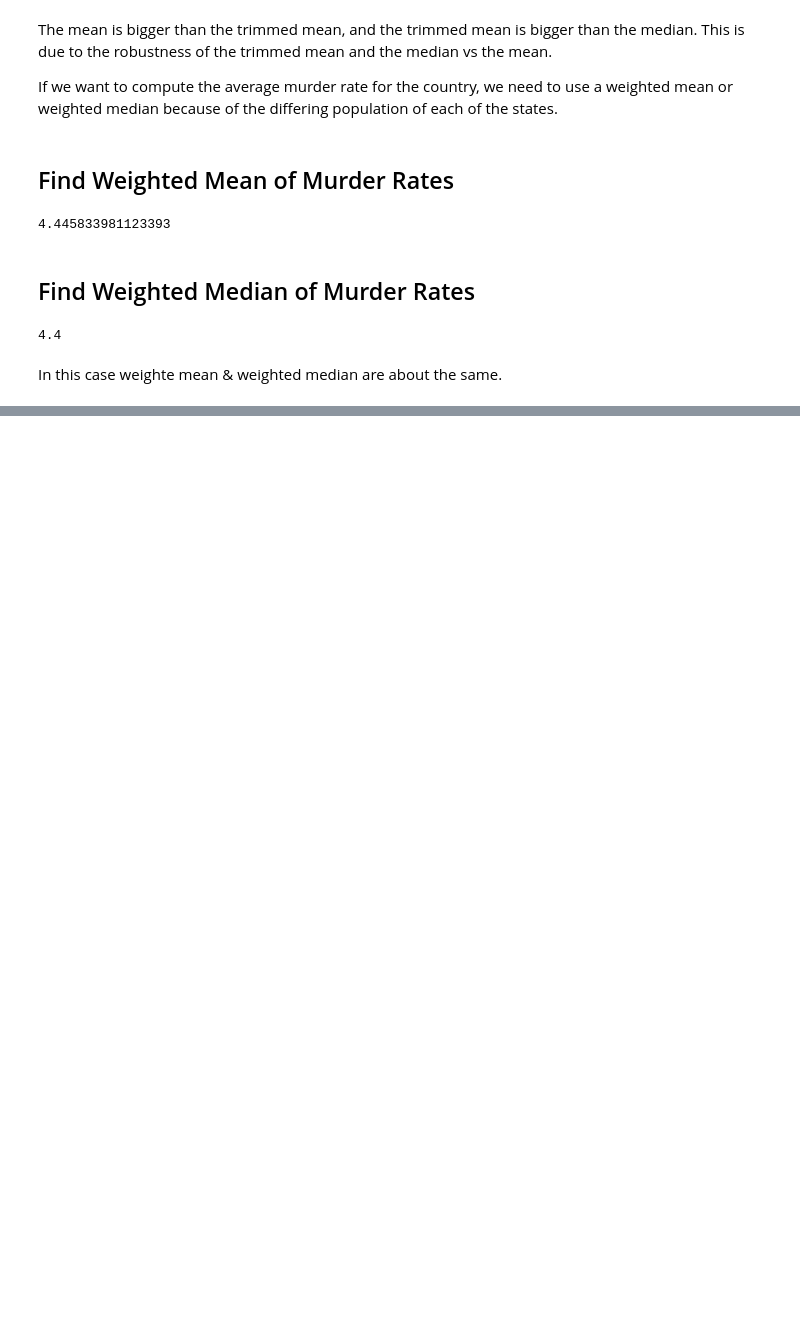
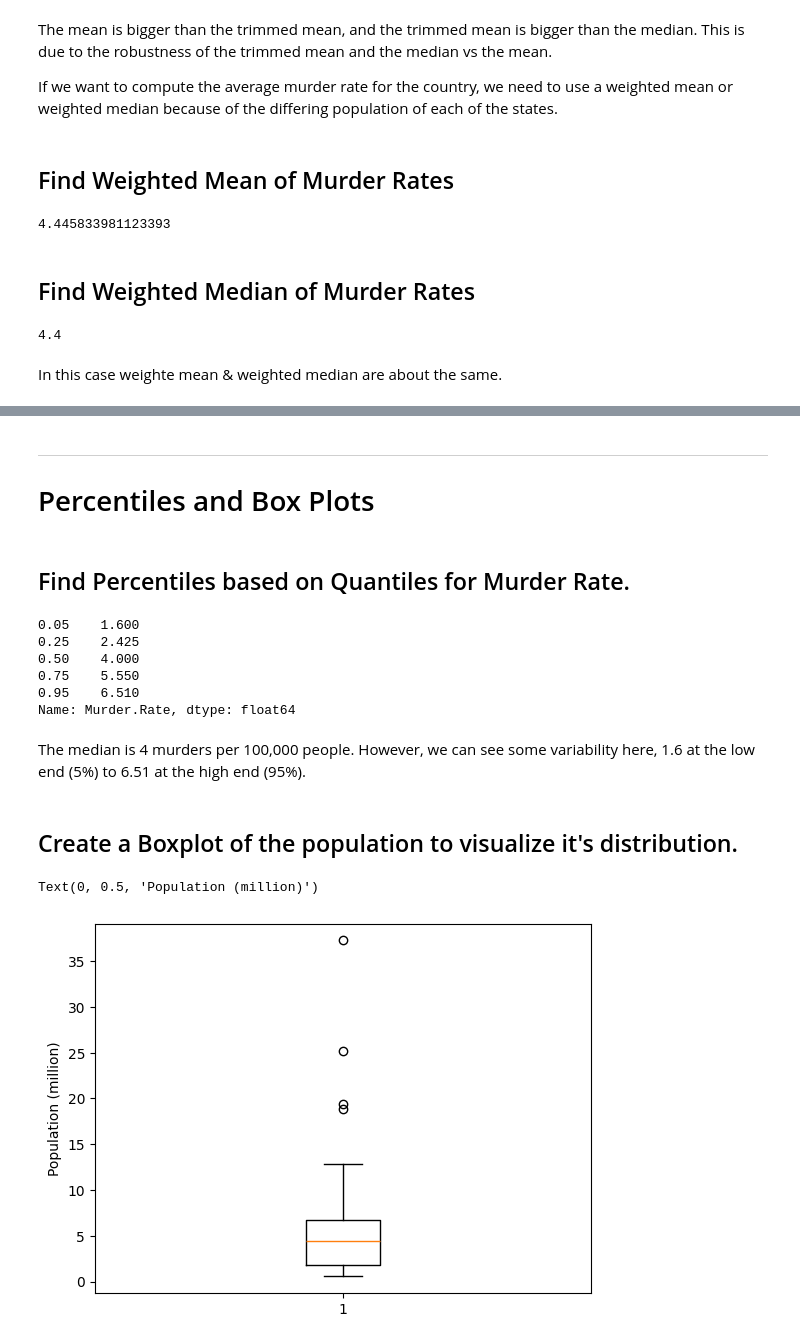
Before and after one commit to XixWISExiX/Practical-Statistics-for-Data-Science, a Jupyter notebook: worksheets/population-murder-rates.ipynb, the cells around one changed output, grey strips where cells are left out. Saved outputs shown, nothing was run; the diff lists cells and outputs as text; code cells hidden in the pictures; blank space fills up the shorter version.

```diff
--- a/worksheets/population-murder-rates.ipynb
+++ b/worksheets/population-murder-rates.ipynb
@@ -51,0 +78,28 @@ In this case weighte mean & weighted median are about the same.
+# %% [markdown]
+
+---
+
+# Percentiles and Box Plots
+# %% [markdown]
+## Find Percentiles based on Quantiles for Murder Rate.
+# %%
+print(state_df["Murder.Rate"].quantile([0.05, 0.25, 0.5, 0.75, 0.95]))
+# %% [output]
+0.05    1.600
+0.25    2.425
+0.50    4.000
+0.75    5.550
+0.95    6.510
+Name: Murder.Rate, dtype: float64
+# %% [markdown]
+The median is 4 murders per 100,000 people.
+However, we can see some variability here, 1.6 at the low end (5%) to 6.51 at the high end (95%).
+# %% [markdown]
+## Create a Boxplot of the population to visualize it's distribution.
+# %%
+import matplotlib.pyplot as plt
+plt.boxplot(state_df["Population"]/1000000)
+plt.ylabel("Population (million)")
+# %% [output]
+Text(0, 0.5, 'Population (million)')
+[figure, added]
```
Also changed, not shown: parts of 13 cells of this notebook.
